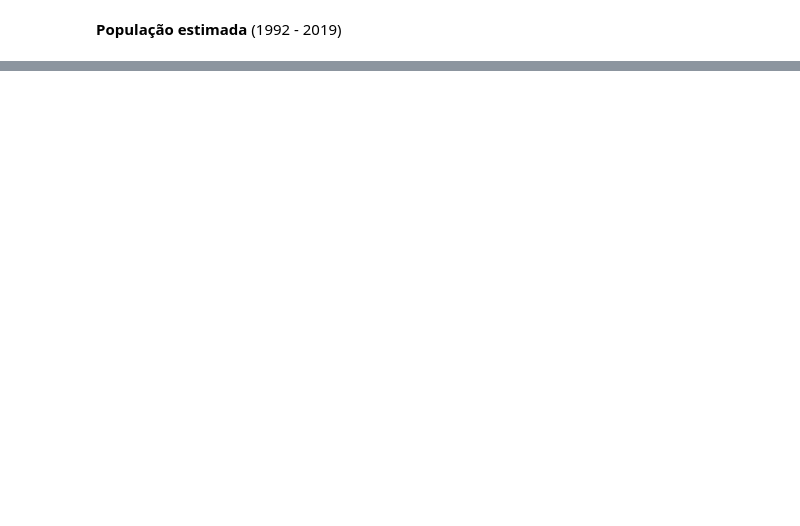
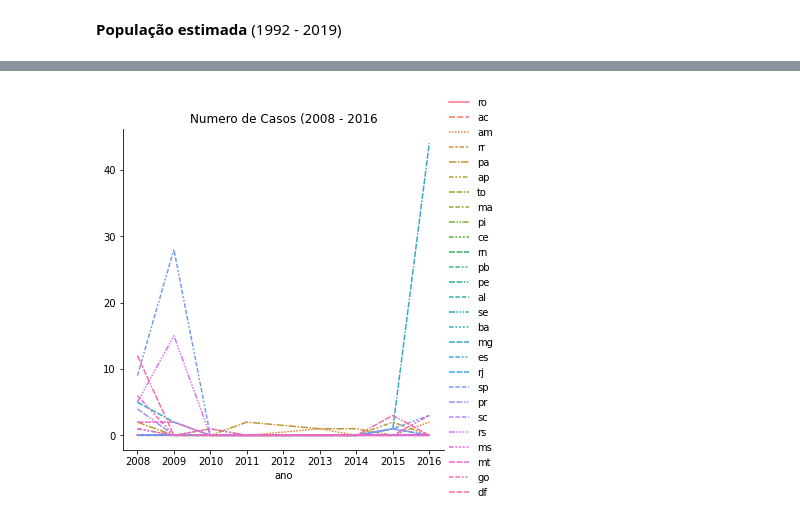
Before and after one commit to itsGab/ds_febre_amarela, a Jupyter notebook: nb-projeto/projeto_modulo2_rascunho.ipynb, the cells around one changed output, grey strips where cells are left out. Saved outputs shown, nothing was run; the diff lists cells and outputs as text; code cells hidden in the pictures; blank space fills up the shorter version.

```diff
--- a/nb-projeto/projeto_modulo2_rascunho.ipynb
+++ b/nb-projeto/projeto_modulo2_rascunho.ipynb
@@ -200,0 +254,6 @@ populacao.head()
+# %%
+sns.relplot(kind='line', data=casos)
+plt.title('Numero de Casos (2008 - 2016)')
+plt.show()
+# %% [output]
+[figure, added]
```
Also changed, not shown: parts of 26 cells of this notebook.
